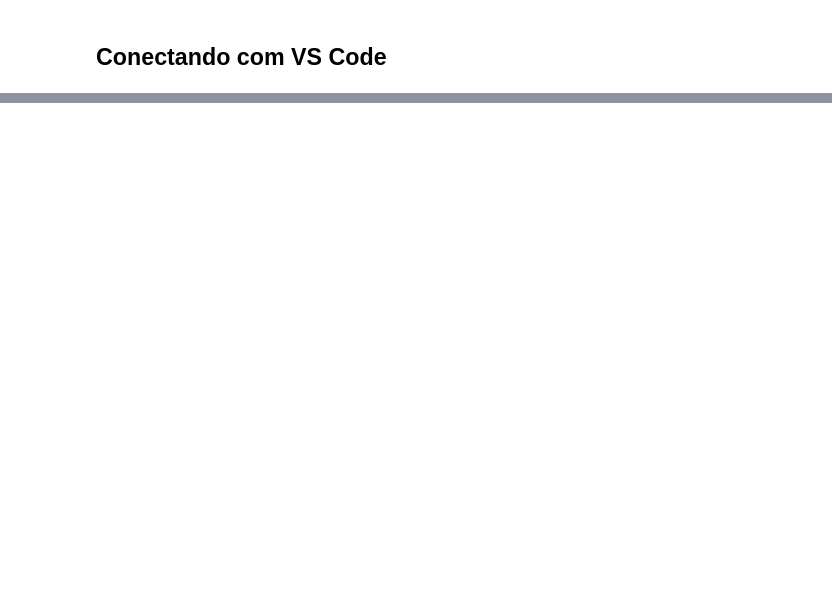
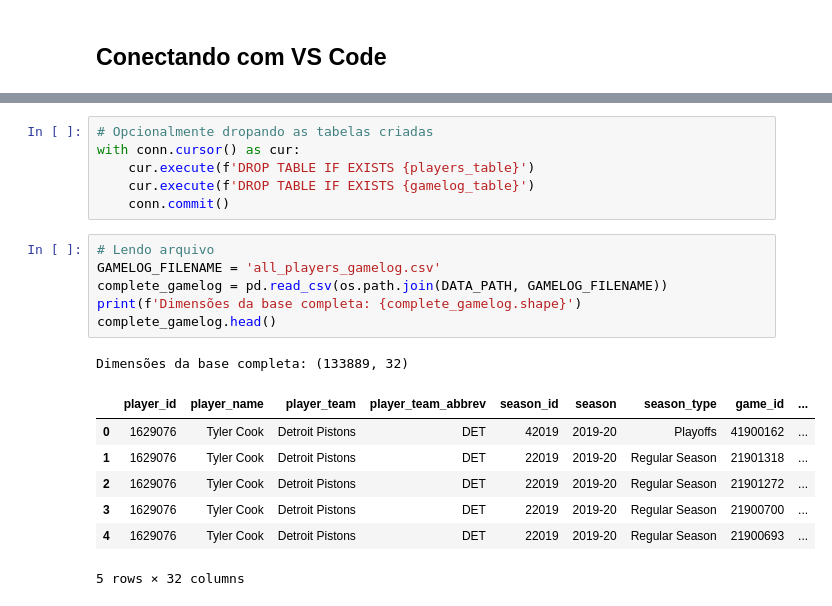
Before and after one commit to ThiagoPanini/nbaflow, a Jupyter notebook: notebooks/NBAFlow-aws-migration.ipynb, the cells around one changed output, grey strips where cells are left out. Saved outputs shown, nothing was run; the diff lists cells and outputs as text; blank space fills up the shorter version.

```diff
--- a/notebooks/NBAFlow-aws-migration.ipynb
+++ b/notebooks/NBAFlow-aws-migration.ipynb
@@ -286,0 +742,21 @@ ___
+# %%
+# Opcionalmente dropando as tabelas criadas
+with conn.cursor() as cur:
+    cur.execute(f'DROP TABLE IF EXISTS {players_table}')
+    cur.execute(f'DROP TABLE IF EXISTS {gamelog_table}')
+    conn.commit()
+# %%
+# Lendo arquivo
+GAMELOG_FILENAME = 'all_players_gamelog.csv'
+complete_gamelog = pd.read_csv(os.path.join(DATA_PATH, GAMELOG_FILENAME))
+print(f'Dimensões da base completa: {complete_gamelog.shape}')
+complete_gamelog.head()
+# %% [output]
+Dimensões da base completa: (133889, 32)
+|  | player_id | player_name | player_team | player_team_abbrev | season_id | season | season_type | game_id | ... |
+| 0 | 1629076 | Tyler Cook | Detroit Pistons | DET | 42019 | 2019-20 | Playoffs | 41900162 | ... |
+| 1 | 1629076 | Tyler Cook | Detroit Pistons | DET | 22019 | 2019-20 | Regular Season | 21901318 | ... |
+| 2 | 1629076 | Tyler Cook | Detroit Pistons | DET | 22019 | 2019-20 | Regular Season | 21901272 | ... |
+| 3 | 1629076 | Tyler Cook | Detroit Pistons | DET | 22019 | 2019-20 | Regular Season | 21900700 | ... |
+| 4 | 1629076 | Tyler Cook | Detroit Pistons | DET | 22019 | 2019-20 | Regular Season | 21900693 | ... |
+5 rows × 32 columns
```
Also changed, not shown: parts of 29 cells of this notebook.
